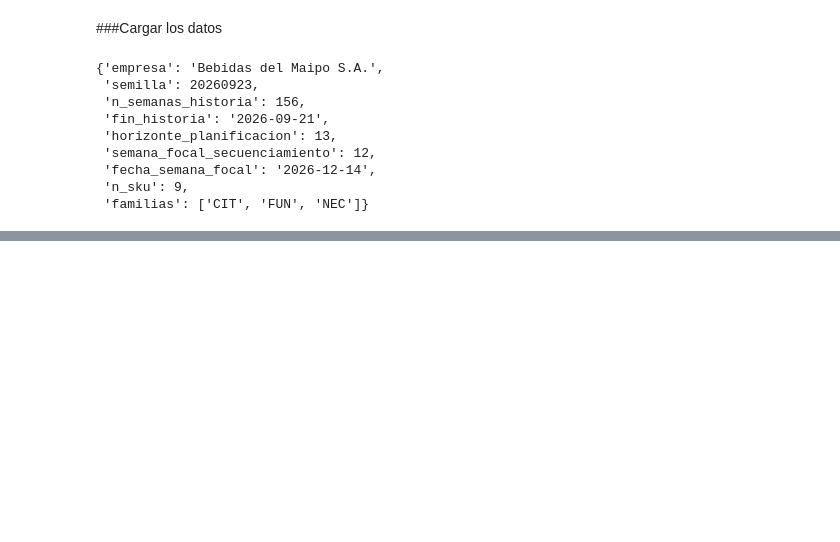
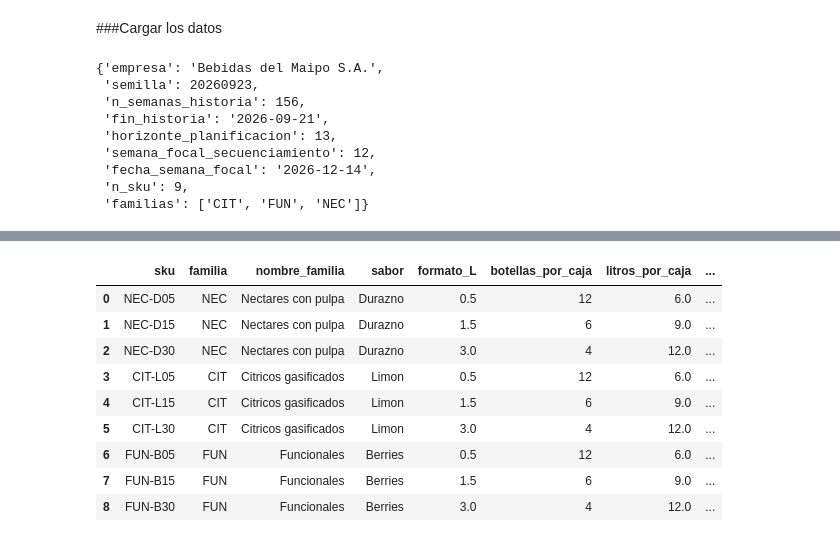
Before and after one commit to BenjaminOrtizO/CaseStudy, a Jupyter notebook: Entrega1.ipynb, the cells around one changed output, grey strips where cells are left out. Saved outputs shown, nothing was run; the diff lists cells and outputs as text; code cells hidden in the pictures; blank space fills up the shorter version.

```diff
--- a/Entrega1.ipynb
+++ b/Entrega1.ipynb
@@ -63,0 +189,13 @@ metadatos #equivalente a print en Jupyter
+# %%
+maestro_sku.head(4200)
+# %% [output]
+|  | sku | familia | nombre_familia | sabor | formato_L | botellas_por_caja | litros_por_caja | ... |
+| 0 | NEC-D05 | NEC | Nectares con pulpa | Durazno | 0.5 | 12 | 6.0 | ... |
+| 1 | NEC-D15 | NEC | Nectares con pulpa | Durazno | 1.5 | 6 | 9.0 | ... |
+| 2 | NEC-D30 | NEC | Nectares con pulpa | Durazno | 3.0 | 4 | 12.0 | ... |
+| 3 | CIT-L05 | CIT | Citricos gasificados | Limon | 0.5 | 12 | 6.0 | ... |
+| 4 | CIT-L15 | CIT | Citricos gasificados | Limon | 1.5 | 6 | 9.0 | ... |
+| 5 | CIT-L30 | CIT | Citricos gasificados | Limon | 3.0 | 4 | 12.0 | ... |
+| 6 | FUN-B05 | FUN | Funcionales | Berries | 0.5 | 12 | 6.0 | ... |
+| 7 | FUN-B15 | FUN | Funcionales | Berries | 1.5 | 6 | 9.0 | ... |
+| 8 | FUN-B30 | FUN | Funcionales | Berries | 3.0 | 4 | 12.0 | ... |
```
Also changed, not shown: parts of 18 cells of this notebook.
